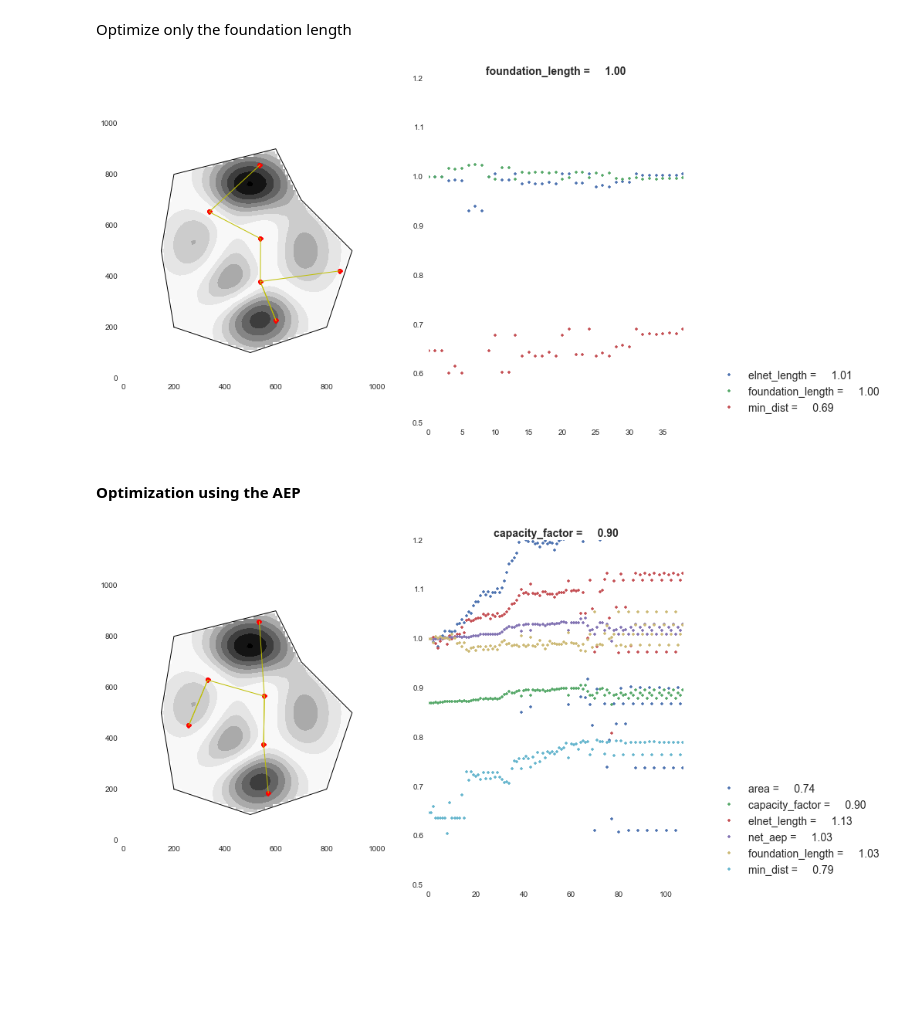
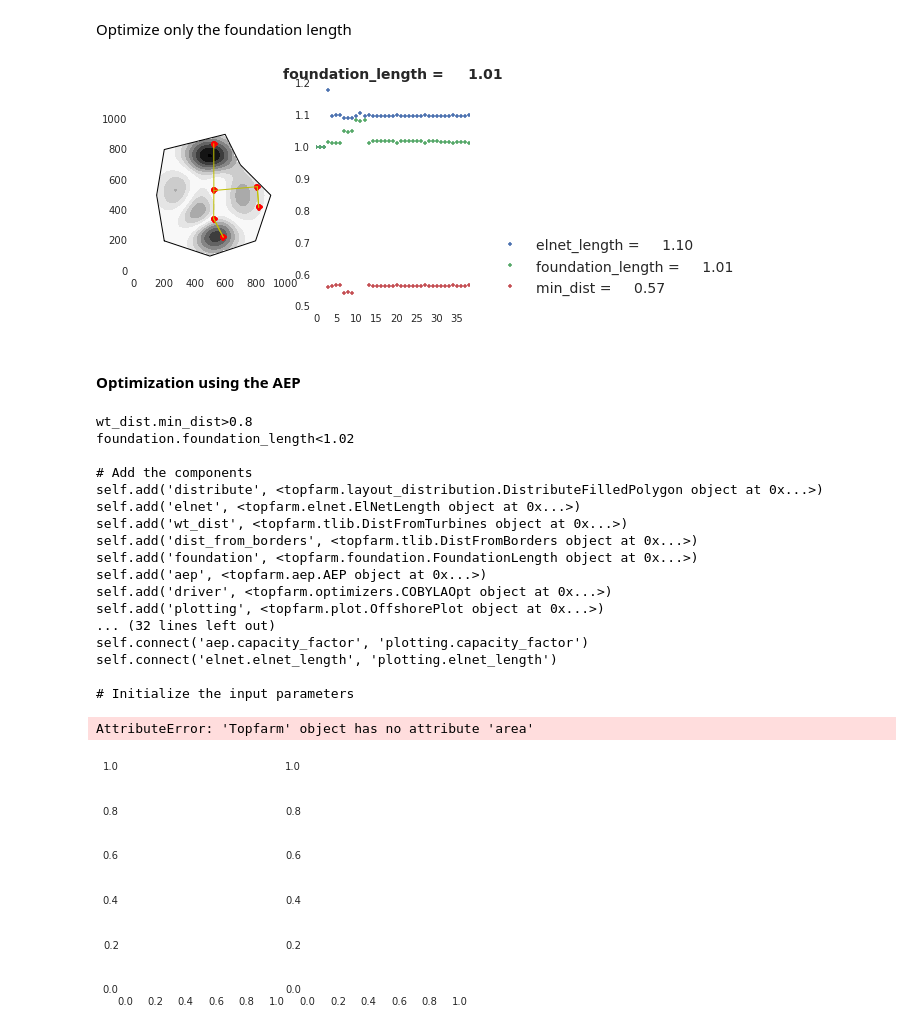
Before and after one commit to DTUWindEnergy/TOPFARM, a Jupyter notebook: examples/notebook/tutorial.ipynb, the cells around one changed output. Drawn from its saved outputs; the diff is of its cells as text; code cells hidden in the pictures; blank space fills up the shorter version.

```diff
--- a/examples/notebook/tutorial.ipynb
+++ b/examples/notebook/tutorial.ipynb
@@ -57,7 +57,7 @@ import pylab as plt
 # %% [markdown]
 ### Loading all the input data
 # %%
-datadir = '/Users/pire/git/FUSED-TOPFARM/src/topfarm/test/data/'
+datadir = './'
 dat = loadtxt(datadir+'WaterDepth1.dat')
 X, Y = meshgrid(linspace(0., 1000., 50), linspace(0., 1000., 50))
 depth = array(zip(X.flatten(), Y.flatten(), dat.flatten()))
@@ -245,7 +235,7 @@ input_parameters = {}
 top = Topfarm(components, workflows, objectives, constraints, design_variables, connections, input_parameters)
 top.run()
 # %% [output]
-[figure, old version]
+[figure, new version]
 # %% [markdown]
 #### Optimization using the AEP
 # %%
@@ -258,7 +248,7 @@ components = {
                wind_speeds=[4, 8, 12],
                wind_directions=linspace(0, 360, 12)[:-1],
                scaling=0.0),
-    'area': ConverHullArea(wt_layout=wt_layout, scaling=0.0),
+    #'area': ConverHullArea(wt_layout=wt_layout, scaling=0.0),
     'dist_from_borders': DistFromBorders(wt_layout=wt_layout, borders=borders, scaling=0.0),
     'wt_dist': DistFromTurbines(scaling=wt_desc.rotor_diameter * dist_WT_D),
     'distribute': DistributeFilledPolygon(wt_layout=wt_layout, borders=borders),
@@ -272,36 +262,56 @@ objectives =  {'driver': '-aep.net_aep'}
 # objectives =  {'driver': '-aep.net_aep + 0.4*elnet.elnet_length'}
 #objectives =  {'driver': '-aep.capacity_factor/area.area'}
 
 constraints = {'driver': ['wt_dist.min_dist>0.8',
                           'foundation.foundation_length<1.02'
                          # 'dist_from_borders'
                          #'foundation.foundation_length<1.02',
                          #'elnet.elnet_length<1.02',
                           ]}
 
 design_variables = {'driver': 'distribute'}
 
 connections = {'distribute.wt_positions': ['foundation.wt_positions',
                                             'elnet.wt_positions',
                                             'wt_dist.wt_positions',
                                             'aep.wt_positions',
                                             'plotting.wt_positions',
                                            'dist_from_borders.wt_positions',
-                                           'area.wt_positions'],
+                                           #'area.wt_positions'
+                                          ],
                'foundation.foundation_length': 'plotting.foundation_length',
                'foundation.foundations': 'plotting.foundations',
                'elnet.elnet_layout': 'plotting.elnet_layout',
                'elnet.elnet_length': 'plotting.elnet_length',
                'wt_dist.min_dist': 'plotting.min_dist',
                'aep.capacity_factor': 'plotting.capacity_factor',
                'aep.net_aep': 'plotting.net_aep',
-               'area.area': 'plotting.area'}
+               #'area.area': 'plotting.area'
+              }
 
 input_parameters = {}
 top = Topfarm(components, workflows, objectives, constraints, design_variables, connections, input_parameters)
 top.run()
 # %% [output]
+wt_dist.min_dist>0.8
+foundation.foundation_length<1.02
+
+# Add the components
+self.add('distribute', <topfarm.layout_distribution.DistributeFilledPolygon object at 0x...>)
+self.add('elnet', <topfarm.elnet.ElNetLength object at 0x...>)
+self.add('wt_dist', <topfarm.tlib.DistFromTurbines object at 0x...>)
+self.add('dist_from_borders', <topfarm.tlib.DistFromBorders object at 0x...>)
+self.add('foundation', <topfarm.foundation.FoundationLength object at 0x...>)
+self.add('aep', <topfarm.aep.AEP object at 0x...>)
+self.add('driver', <topfarm.optimizers.COBYLAOpt object at 0x...>)
+self.add('plotting', <topfarm.plot.OffshorePlot object at 0x...>)
+... (32 lines left out)
+self.connect('aep.capacity_factor', 'plotting.capacity_factor')
+self.connect('elnet.elnet_length', 'plotting.elnet_length')
+
+# Initialize the input parameters
+AttributeError: 'Topfarm' object has no attribute 'area'
-[figure, old version]
+[figure, new version]
 # %%
 baseline = top.distribute.wt_positions
 # %%
```
Also changed, not shown: parts of 5 cells of this notebook.
